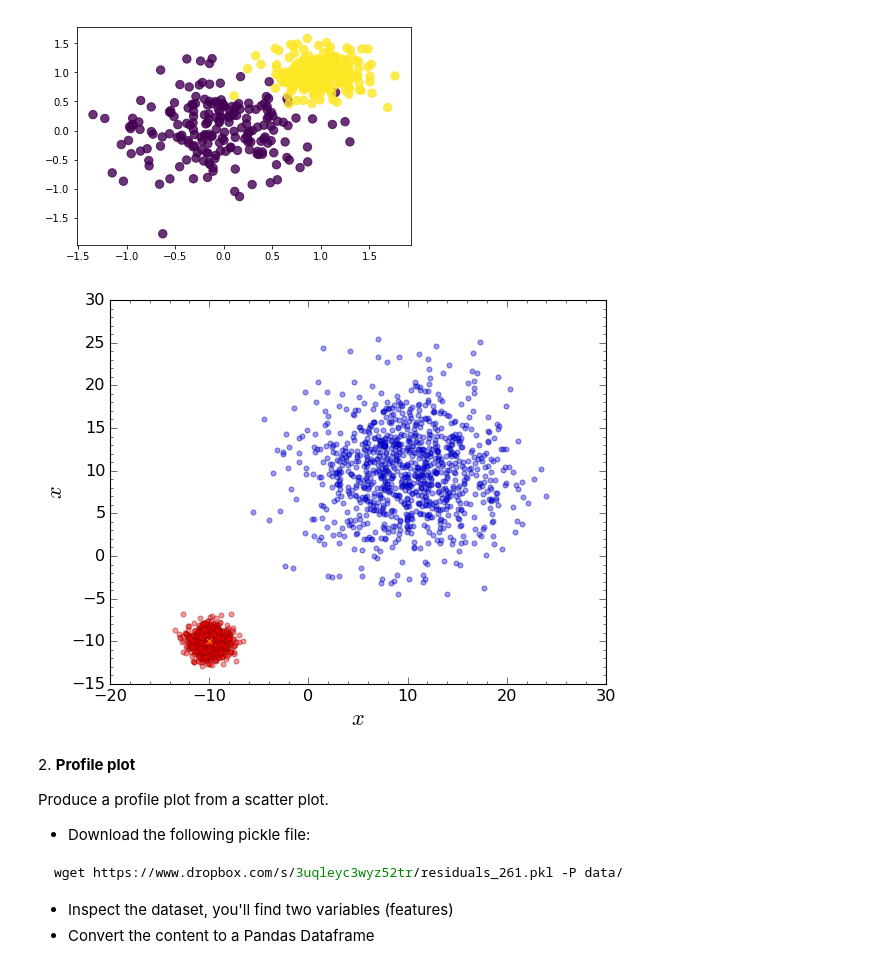
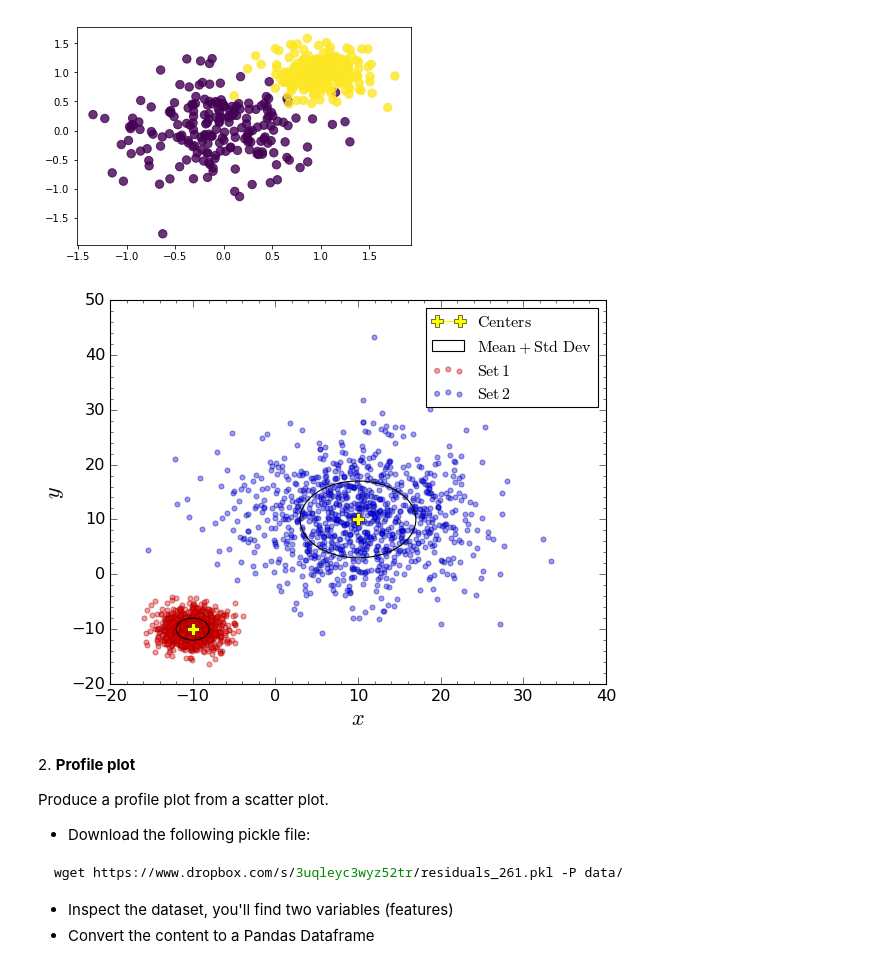
Before and after one commit to zucchett/HighLevelProgramming2021, a Jupyter notebook: 07ex_visualization.ipynb, the cells around one changed output. Drawn from its saved outputs; the diff is of its cells as text; code cells hidden in the pictures.

```diff
--- a/07ex_visualization.ipynb
+++ b/07ex_visualization.ipynb
@@ -15,34 +15,42 @@ Image('two_categories_scatter_plot.png')
 # %%
 import numpy as np
 import matplotlib.pyplot as plt
 plt.style.use('classic')
 
 
 def random2D_2distr(nb_of_elements, mean1, sigma1, mean2, sigma2):
     normal1 = np.random.normal(loc = mean1, scale = sigma1, size = (nb_of_elements, nb_of_elements))
     normal2 = np.random.normal(loc = mean2, scale = sigma2, size = (nb_of_elements, nb_of_elements))
     return normal1, normal2
 
 
 n = 1000
-mean1, sigma1 = -10, 1
-mean2, sigma2 = 10, 5
+mean1, sigma1 = -10, 2
+mean2, sigma2 = 10, 7
 
 normal1, normal2 = random2D_2distr(n, mean1, sigma1, mean2, sigma2)
 fig, ax = plt.subplots(); fig.patch.set_facecolor('xkcd:white')
 
-ax.scatter(normal1[0, :], normal1[1, :], marker = 'o', color = 'red', edgecolor = "darkred", alpha = 0.4, label = "Set 1")
-ax.scatter(normal2[0, :], normal2[1, :], marker = 'o', color = 'blue', edgecolor = "darkblue", alpha = 0.4, label = "Set 2")
-ax.set_xlabel("$x$", size = 20); ax.set_ylabel("$x$", size = 20)
-ax.scatter(mean1, mean1, marker = "x", color = "darkorange")
+ax.scatter(normal1[0, :], normal1[1, :], marker = 'o', color = 'red', edgecolor = "darkred", alpha = 0.4, label = "${\\rm Set\, 1}$")
+ax.scatter(normal2[0, :], normal2[1, :], marker = 'o', color = 'blue', edgecolor = "darkblue", alpha = 0.4, label = "${\\rm Set\, 2}$")
+ax.set_xlabel("$x$", size = 20); ax.set_ylabel("$y$", size = 20)
+
+ax.plot(mean1, mean1, marker = "P", color = "yellow", markersize = 10, label = "${\\rm Centers}$")
+ax.plot(mean2, mean2, marker = "P", color = "yellow", markersize = 10)
+CI_normal1 = plt.Circle((mean1, mean1), sigma1, color='black', fill = False, label = "${\\rm Mean} + {\\rm Std\ Dev}$")
+CI_normal2 = plt.Circle((mean2, mean2), sigma2, color='black', fill = False)
+
+ax.add_patch(CI_normal1)
+ax.add_patch(CI_normal2)
 
 ax.tick_params(which = 'both', axis = 'both', direction='in', right = True, top = True, length = 6)
 ax.minorticks_on()
 ax.tick_params(which = 'minor', axis = 'both', direction='in', right = True, top = True, length = 3)
 ax.tick_params(axis = 'both', labelsize = 14.5)
+ax.legend(loc = "best")
 fig.show()
 # %% [output]
-[figure, old version]
+[figure, new version]
 # %% [markdown]
 2\. **Profile plot**
 
```
Also changed, not shown: parts of 2 cells of this notebook, 3 other files.
